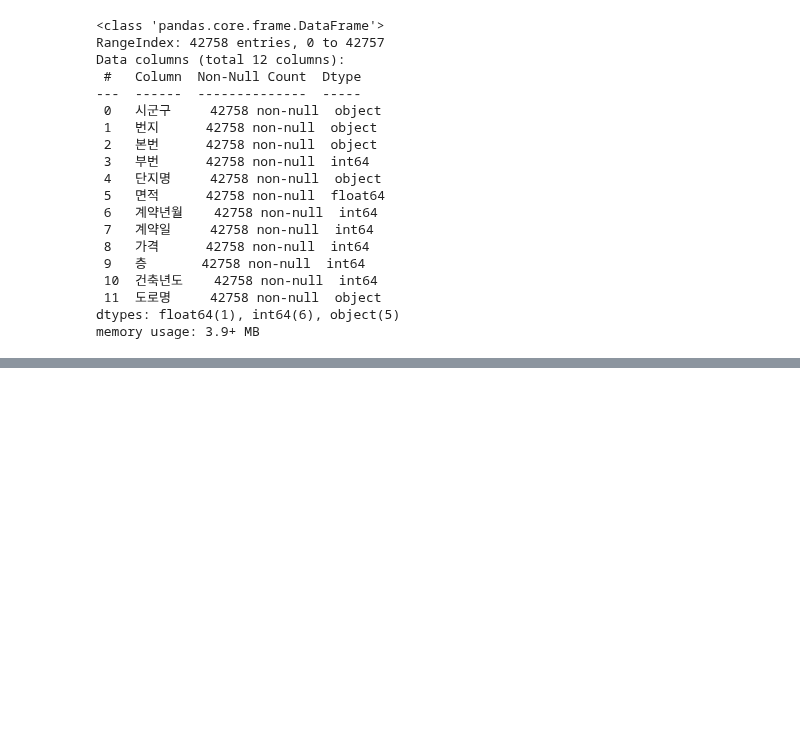
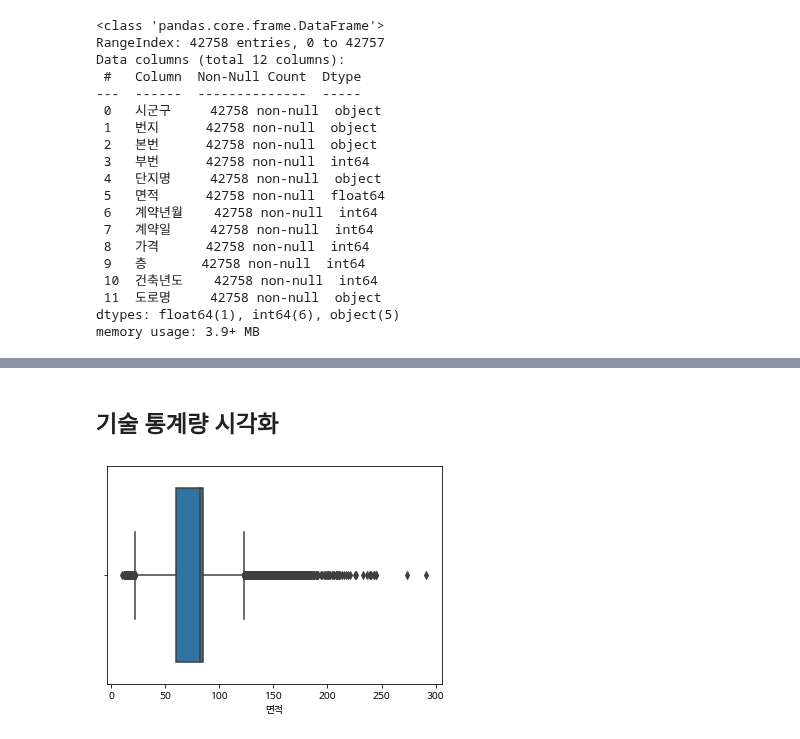
Before and after one commit to JakeOh/202110_itw_lab_python, a Jupyter notebook: py26_apt.ipynb, the cells around one changed output, grey strips where cells are left out. Cells and saved outputs as stored; diff of their text form; code cells hidden in the pictures; blank space fills up the shorter version.

```diff
--- a/py26_apt.ipynb
+++ b/py26_apt.ipynb
@@ -123,0 +148,8 @@ memory usage: 3.9+ MB
+# %% [markdown]
+## 기술 통계량 시각화
+# %%
+# 아파트 면적 시각화
+sns.boxplot(x='면적', data=apt)
+plt.show()
+# %% [output]
+[figure, added]
```
Also changed, not shown: parts of 12 cells of this notebook.
